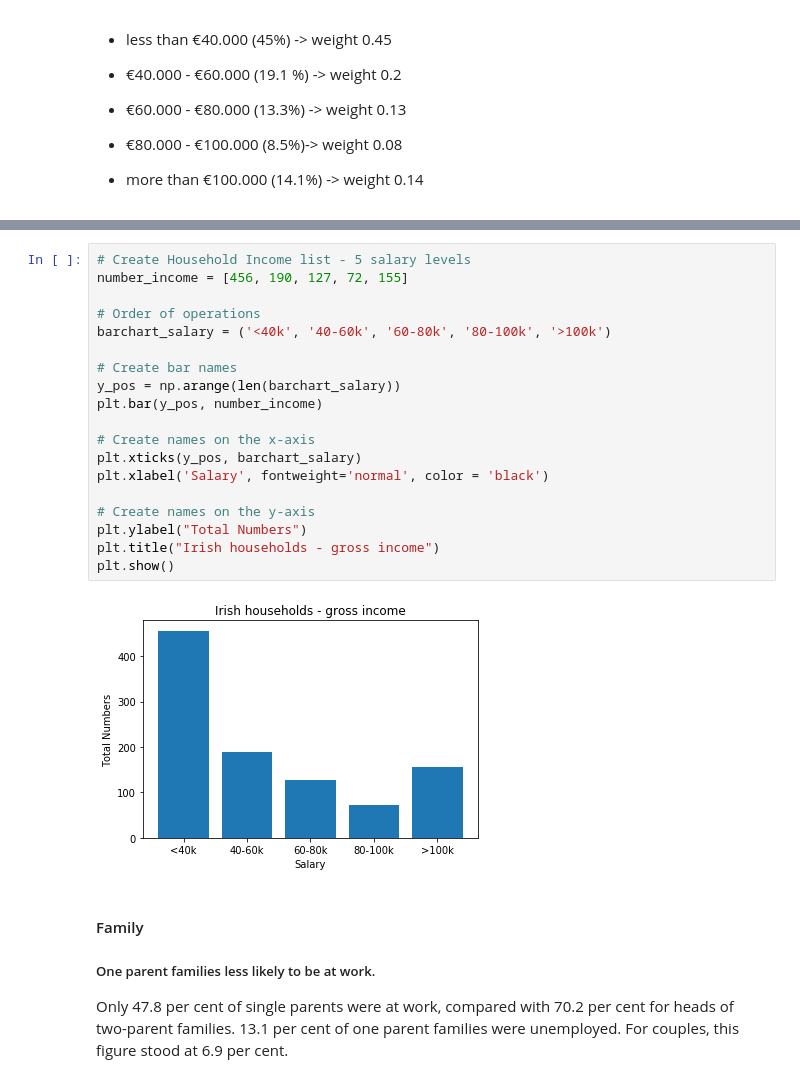
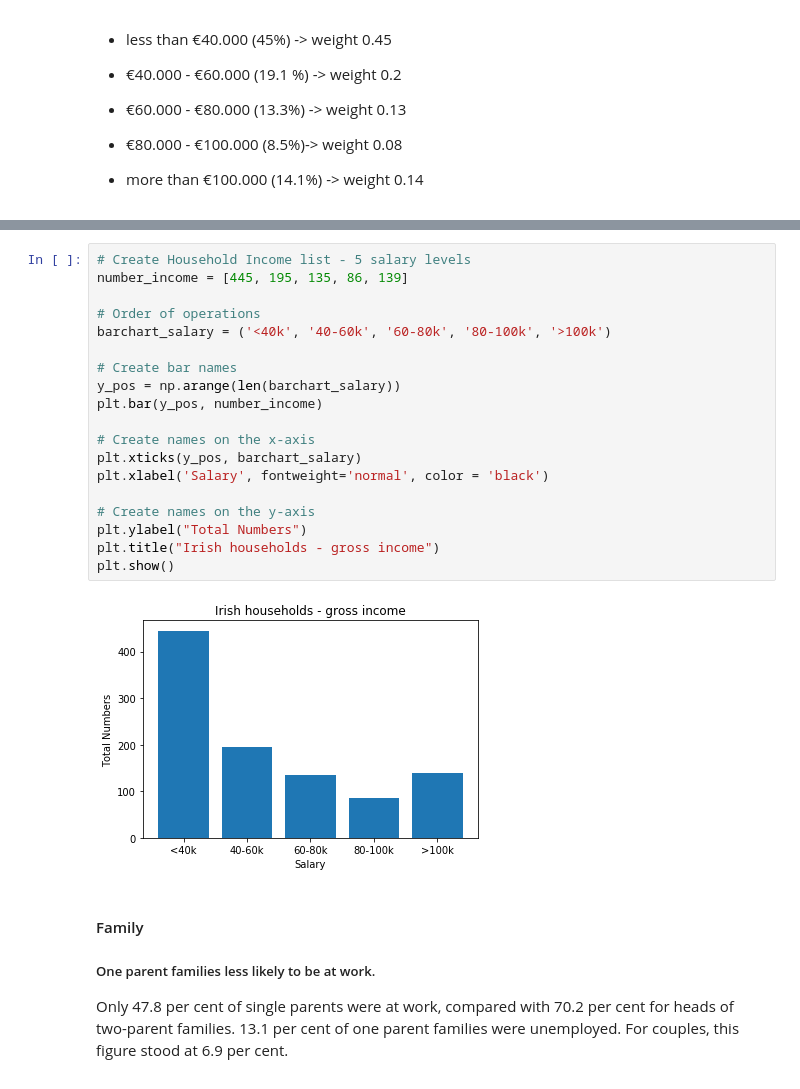
Before and after one commit to HenkT28/Programming_For_Data_Analysis_Project, a Jupyter notebook: Programming_For_Data_Analysis_Project.ipynb, the cells around one changed output, grey strips where cells are left out. Saved outputs shown, nothing was run; the diff lists cells and outputs as text.

```diff
--- a/Programming_For_Data_Analysis_Project.ipynb
+++ b/Programming_For_Data_Analysis_Project.ipynb
@@ -683,24 +683,24 @@ Frequency of unique values of Income array:
 # %%
 # Create Household Income list - 5 salary levels
-number_income = [456, 190, 127, 72, 155]
+number_income = [445, 195, 135, 86, 139]
 
 # Order of operations
 barchart_salary = ('<40k', '40-60k', '60-80k', '80-100k', '>100k')
 
 # Create bar names
 y_pos = np.arange(len(barchart_salary))
 plt.bar(y_pos, number_income)
 
 # Create names on the x-axis
 plt.xticks(y_pos, barchart_salary)
 plt.xlabel('Salary', fontweight='normal', color = 'black')
 
 # Create names on the y-axis
 plt.ylabel("Total Numbers")
 plt.title("Irish households - gross income")
 plt.show()
 # %% [output]
-[figure, old version]
+[figure, new version]
 # %% [markdown]
 #### Family
 
```
Also changed, not shown: parts of 78 cells of this notebook.
